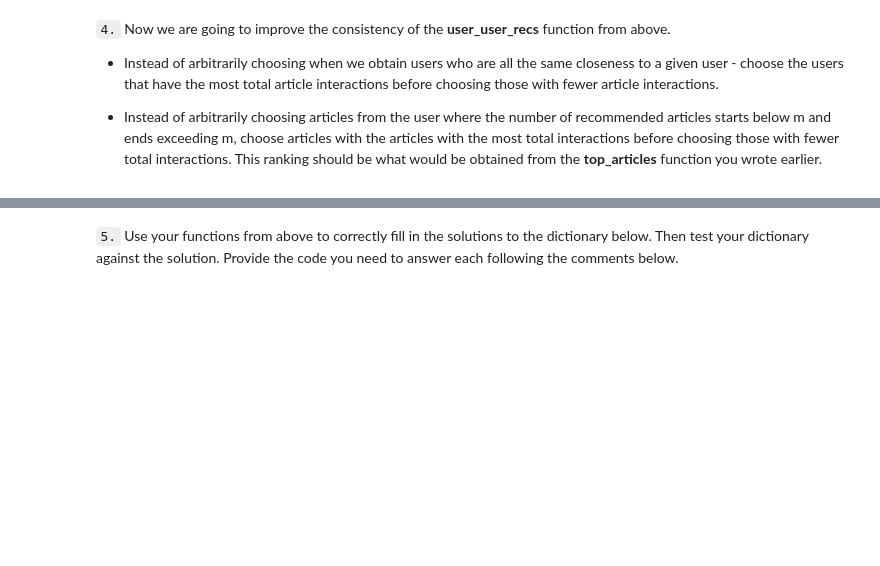
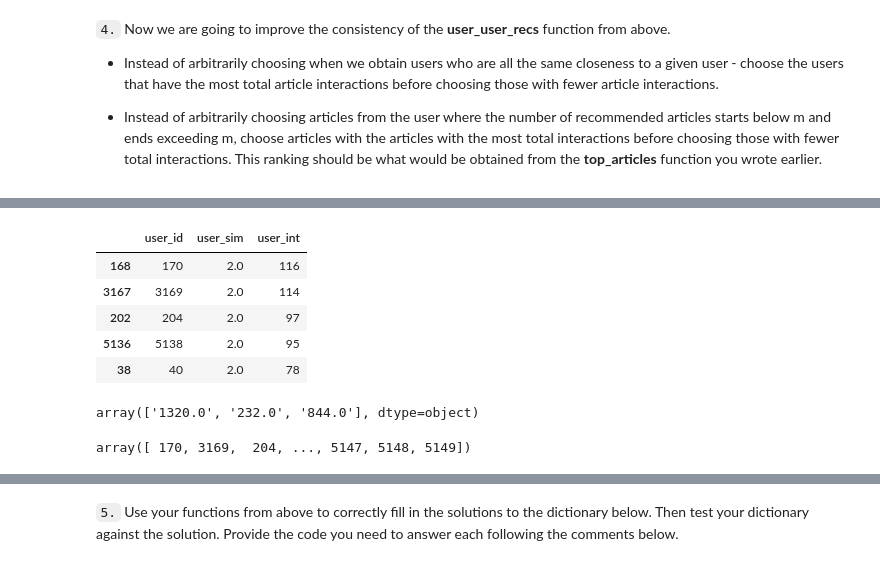
Before and after one commit to RamonJWS/IBM_Watson_Recommendation_Engine, a Jupyter notebook: Recommendations_with_IBM.ipynb, the cells around one changed output, grey strips where cells are left out. Cells and saved outputs as stored; diff of their text form; code cells hidden in the pictures; blank space fills up the shorter version.

Commit message:
Finished creating the user-user collaberation

```diff
--- a/Recommendations_with_IBM.ipynb
+++ b/Recommendations_with_IBM.ipynb
@@ -461,0 +496,22 @@ print("If this is all you see, you passed all of our tests!  Nice job!")
+# %%
+user_id = 20
+# %%
+sim_users_df = get_top_sorted_users(user_id)
+sim_users_df.head()
+# %% [output]
+|  | user_id | user_sim | user_int |
+| 168 | 170 | 2.0 | 116 |
+| 3167 | 3169 | 2.0 | 114 |
+| 202 | 204 | 2.0 | 97 |
+| 5136 | 5138 | 2.0 | 95 |
+| 38 | 40 | 2.0 | 78 |
+# %%
+target_user_article_ids = get_user_articles(user_id)[0]
+target_user_article_ids
+# %% [output]
+array(['1320.0', '232.0', '844.0'], dtype=object)
+# %%
+sim_users = sim_users_df.user_id.values
+sim_users
+# %% [output]
+array([ 170, 3169,  204, ..., 5147, 5148, 5149])
```
Also changed, not shown: parts of 31 cells of this notebook.
